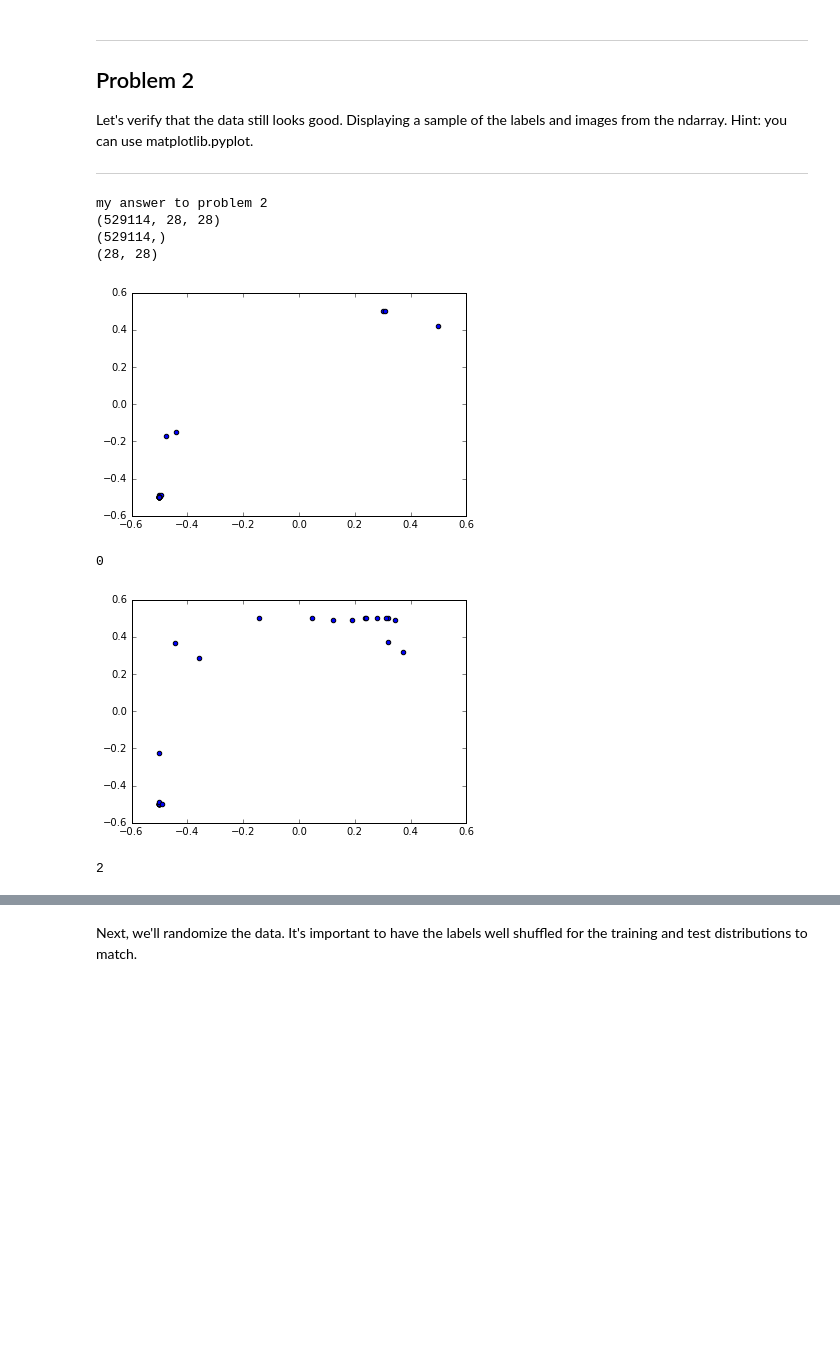
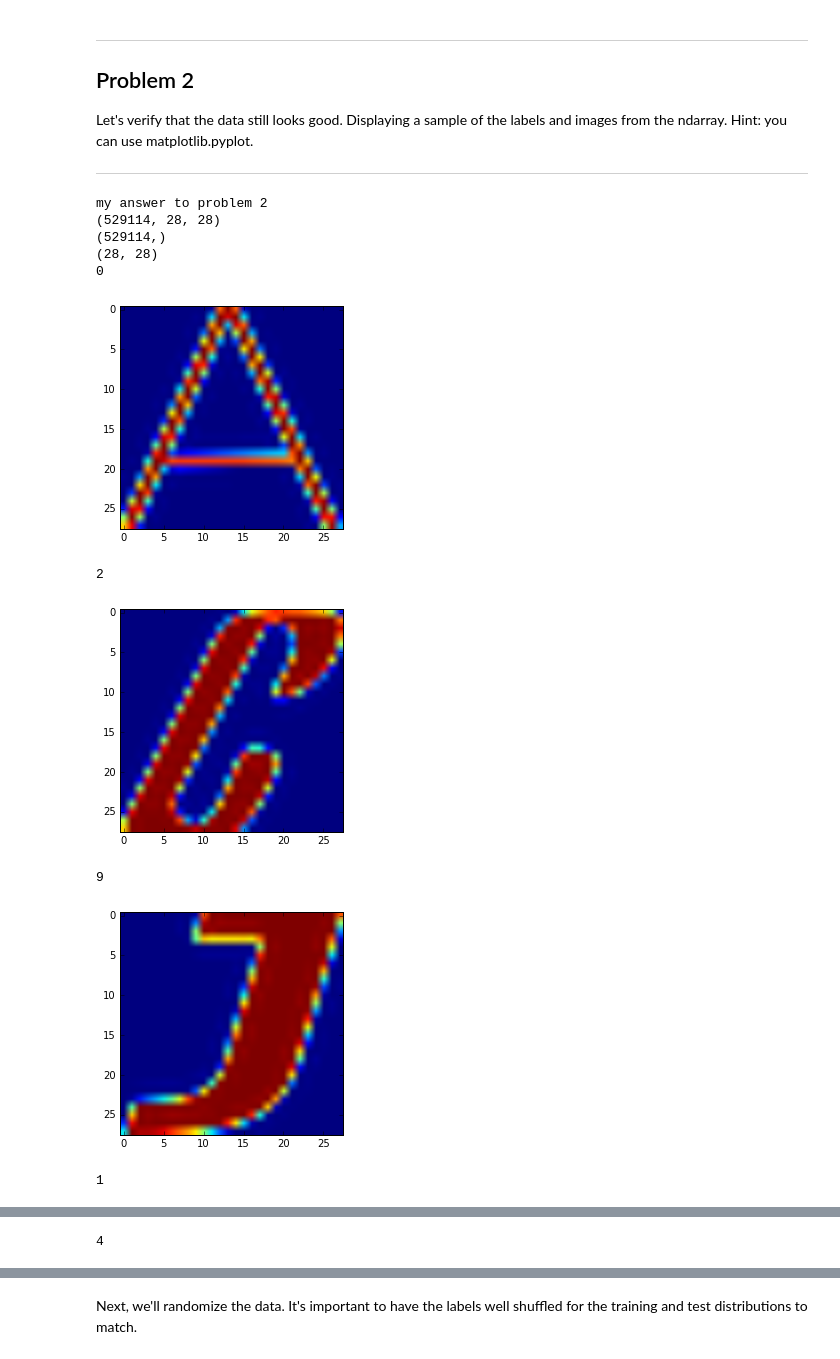
Before and after one commit to hfoffani/tensorflow-dl, a Jupyter notebook: 1_notmnist.ipynb, the cells around one changed output, grey strips where cells are left out. Cells and saved outputs as stored; diff of their text form; code cells hidden in the pictures; blank space fills up the shorter version.

```diff
--- a/1_notmnist.ipynb
+++ b/1_notmnist.ipynb
@@ -185,22 +185,23 @@ Let's verify that the data still looks good. Displaying a sample of the labels a
 # %%
 print('my answer to problem 2')
 print(np.shape(train_dataset))
 print(np.shape(train_labels))
 print(np.shape(train_dataset[3040]))
 
-plt.scatter(train_dataset[3040][0],train_dataset[3040][1])
-plt.show()
-print(train_labels[3040])
-
-plt.scatter(train_dataset[123409][0],train_dataset[123409][1])
-plt.show()
-print(train_labels[123409])
+for i in [ 3040, 123409, 494990, 66666, 234543 ]:
+    print(train_labels[i])
+    d1 = train_dataset[i]
+    plt.imshow(d1)
+    plt.show()
 # %% [output]
 my answer to problem 2
 (529114, 28, 28)
 (529114,)
 (28, 28)
+0
-[figure, old version]
+[figure, new version]
-0
+2
-[figure, old version]
+[figure, new version]
-2
+9
+[figure, added]
+1
@@ -206,0 +209 @@ my answer to problem 2
+4
```
Also changed, not shown: parts of 1 cell of this notebook.
